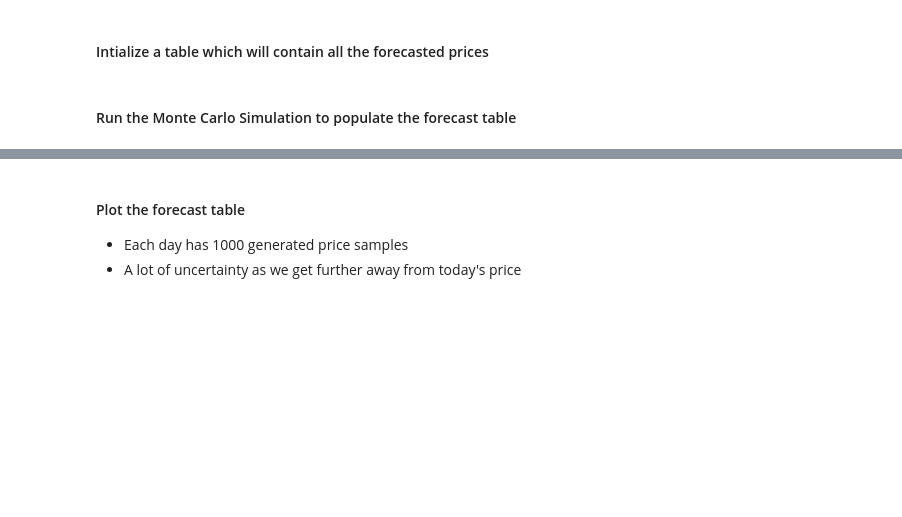
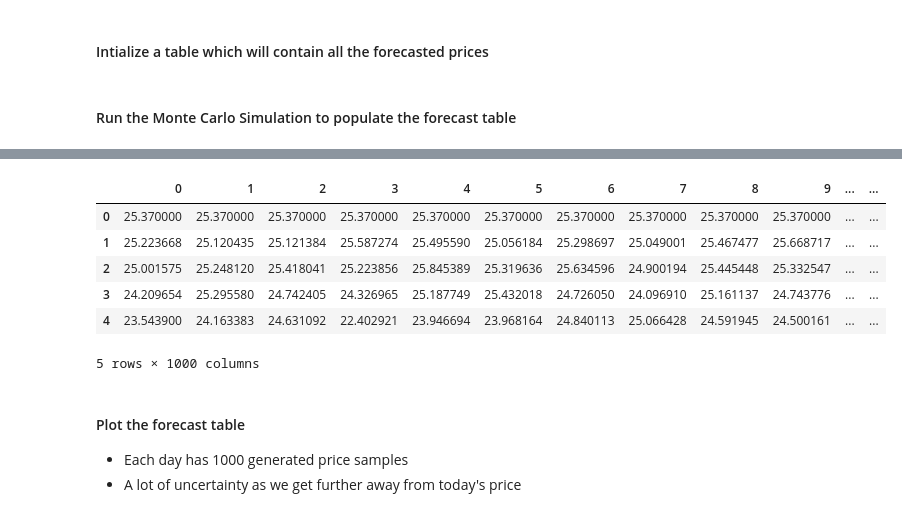
Before and after one commit to pntt/monte_carlo_stocks, a Jupyter notebook: notebooks/analysis_asx_bhp.ipynb, the cells around one changed output, grey strips where cells are left out. Drawn from its saved outputs; the diff is of its cells as text; code cells hidden in the pictures; blank space fills up the shorter version.

```diff
--- a/notebooks/analysis_asx_bhp.ipynb
+++ b/notebooks/analysis_asx_bhp.ipynb
@@ -151,3 +155,13 @@ Wall time: 2min 24s
+# %%
+forecasts.head()
+# %% [output]
+|  | 0 | 1 | 2 | 3 | 4 | 5 | 6 | 7 | 8 | 9 | ... | ... |
+| 0 | 25.370000 | 25.370000 | 25.370000 | 25.370000 | 25.370000 | 25.370000 | 25.370000 | 25.370000 | 25.370000 | 25.370000 | ... | ... |
+| 1 | 25.223668 | 25.120435 | 25.121384 | 25.587274 | 25.495590 | 25.056184 | 25.298697 | 25.049001 | 25.467477 | 25.668717 | ... | ... |
+| 2 | 25.001575 | 25.248120 | 25.418041 | 25.223856 | 25.845389 | 25.319636 | 25.634596 | 24.900194 | 25.445448 | 25.332547 | ... | ... |
+| 3 | 24.209654 | 25.295580 | 24.742405 | 24.326965 | 25.187749 | 25.432018 | 24.726050 | 24.096910 | 25.161137 | 24.743776 | ... | ... |
+| 4 | 23.543900 | 24.163383 | 24.631092 | 22.402921 | 23.946694 | 23.968164 | 24.840113 | 25.066428 | 24.591945 | 24.500161 | ... | ... |
+5 rows × 1000 columns
 # %% [markdown]
 #### Plot the forecast table
 - Each day has 1000 generated price samples
```
Also changed, not shown: parts of 32 cells of this notebook, 1 other file.
